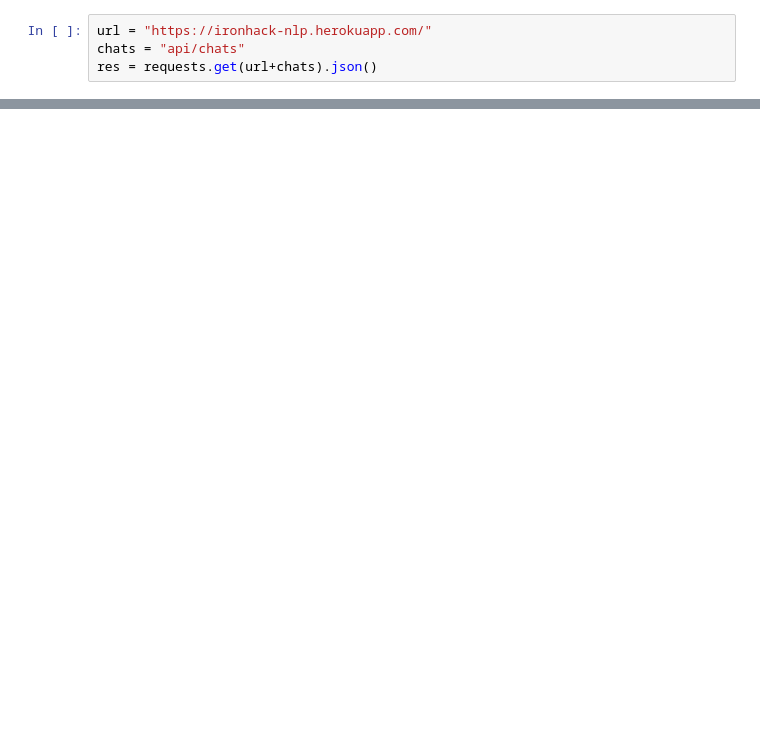
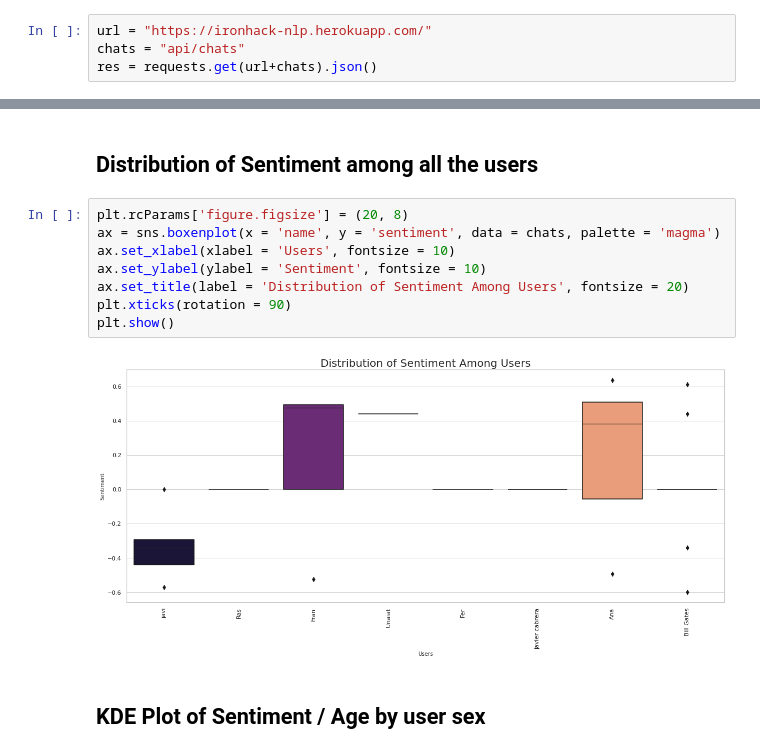
Before and after one commit to FranLeston/nlp_chat, a Jupyter notebook: notebooks/chatAnalisys.ipynb, the cells around one changed output, grey strips where cells are left out. Saved outputs shown, nothing was run; the diff lists cells and outputs as text; blank space fills up the shorter version.

```diff
--- a/notebooks/chatAnalisys.ipynb
+++ b/notebooks/chatAnalisys.ipynb
@@ -72,0 +64,14 @@ sns.displot(
+# %% [markdown]
+<h2>Distribution of Sentiment among all the users</h2>
+# %%
+plt.rcParams['figure.figsize'] = (20, 8)
+ax = sns.boxenplot(x = 'name', y = 'sentiment', data = chats, palette = 'magma')
+ax.set_xlabel(xlabel = 'Users', fontsize = 10)
+ax.set_ylabel(ylabel = 'Sentiment', fontsize = 10)
+ax.set_title(label = 'Distribution of Sentiment Among Users', fontsize = 20)
+plt.xticks(rotation = 90)
+plt.show()
+# %% [output]
+[figure, added]
+# %% [markdown]
+<h2>KDE Plot of Sentiment / Age by user sex</h2>
```
Also changed, not shown: parts of 15 cells of this notebook, 2 other files.
